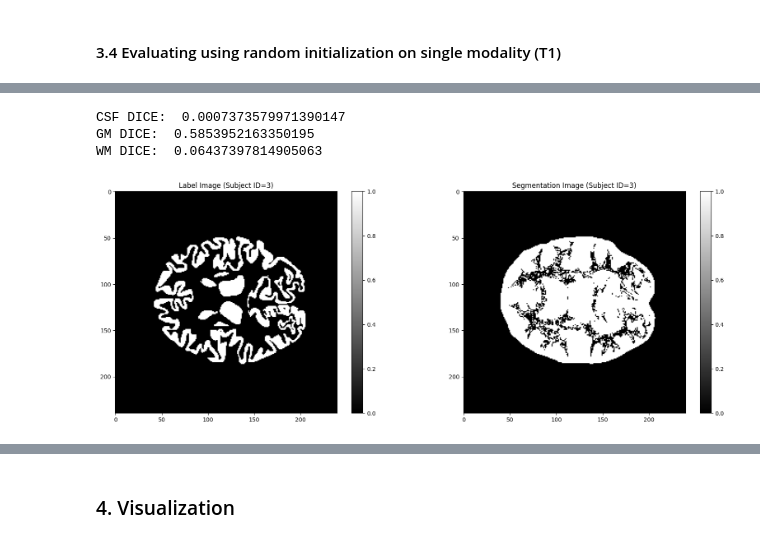
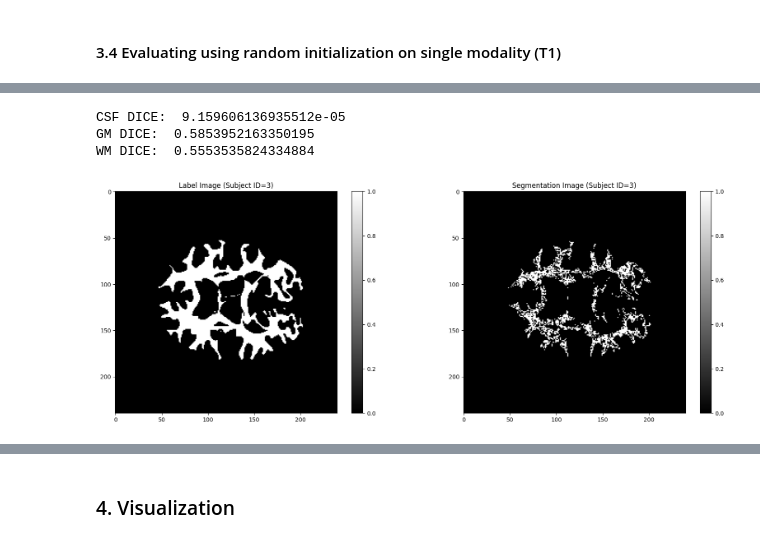
Before and after one commit to abdel-habib/medical-image-segmentation-and-applications, a Jupyter notebook: Lab 2/EM Algorithm Full Implementation.ipynb, the cells around one changed output, grey strips where cells are left out. Drawn from its saved outputs; the diff is of its cells as text; code cells hidden in the pictures.

```diff
--- a/Lab 2/EM Algorithm Full Implementation.ipynb
+++ b/Lab 2/EM Algorithm Full Implementation.ipynb
@@ -1219,9 +1222,9 @@ data_folder_path    = os.path.join(os.getcwd(), f'../Lab 1/P2_data/{subject_id}'
 labels_nifti, _ = NM.load_nifti(os.path.join(data_folder_path, 'LabelsForTesting.nii'))
 segmentation_result_2 = EM(subject_id, params_init_type='random', modality='single').fit(n_iterations=20)
 
-segmentation_result_2_CSF   = segmentation_result_2 == 1
+segmentation_result_2_CSF   = segmentation_result_2 == 3
 segmentation_result_2_GM    = segmentation_result_2 == 2
-segmentation_result_2_WM    = segmentation_result_2 == 3
+segmentation_result_2_WM    = segmentation_result_2 == 1
 
 labels_nifti_CSF            = labels_nifti == 1
 labels_nifti_GM             = labels_nifti == 2
@@ -1240,5 +1243,5 @@ print("CSF DICE: ", csf_dice)
 print("GM DICE: ", gm_dice)
 print("WM DICE: ", wm_dice)
 
-NM.show_label_seg_nifti(labels_nifti_CSF, segmentation_result_2_WM, subject_id)
+NM.show_label_seg_nifti(labels_nifti_CSF, segmentation_result_2_CSF, subject_id)
 # %% [output]
@@ -1261,9 +1264,9 @@ data_folder_path    = os.path.join(os.getcwd(), f'../Lab 1/P2_data/{subject_id}'
 labels_nifti, _ = NM.load_nifti(os.path.join(data_folder_path, 'LabelsForTesting.nii'))
 segmentation_result_3 = EM(subject_id, params_init_type='random', modality='single').fit(n_iterations=20)
 
-segmentation_result_3_CSF   = segmentation_result_3 == 1
+segmentation_result_3_CSF   = segmentation_result_3 == 3
 segmentation_result_3_GM    = segmentation_result_3 == 2
-segmentation_result_3_WM    = segmentation_result_3 == 3
+segmentation_result_3_WM    = segmentation_result_3 == 1
 
 labels_nifti_CSF            = labels_nifti == 1
 labels_nifti_GM             = labels_nifti == 2
@@ -1282,5 +1285,5 @@ print("CSF DICE: ", csf_dice)
 print("GM DICE: ", gm_dice)
 print("WM DICE: ", wm_dice)
 
-NM.show_label_seg_nifti(labels_nifti_GM, segmentation_result_3_GM, subject_id)
+NM.show_label_seg_nifti(labels_nifti_WM, segmentation_result_3_WM, subject_id)
 # %% [output]
@@ -1291,10 +1294,10 @@ NM.show_label_seg_nifti(labels_nifti_GM, segmentation_result_3_GM, subject_id)
  `correct_pred_labels` function modifies the labels based on prior knowledge for only the 5 subjects, and not standardised to all brain tissue segmentation
  mask labels. It is not mandatory to correct the prediction labels, as it is implemented for this specific task and it is performed on the segmented result of the algorithm.
 To hide this warning and not correct the labels, set `correct_labels` to False while fitting.
-CSF DICE:  0.0007373579971390147
+CSF DICE:  9.159606136935512e-05
 GM DICE:  0.5853952163350195
-WM DICE:  0.06437397814905063
+WM DICE:  0.5553535824334884
-[figure, old version]
+[figure, new version]
 # %%
 subject_id = 4
 
```
Also changed, not shown: parts of 27 cells of this notebook, 3 other files.
